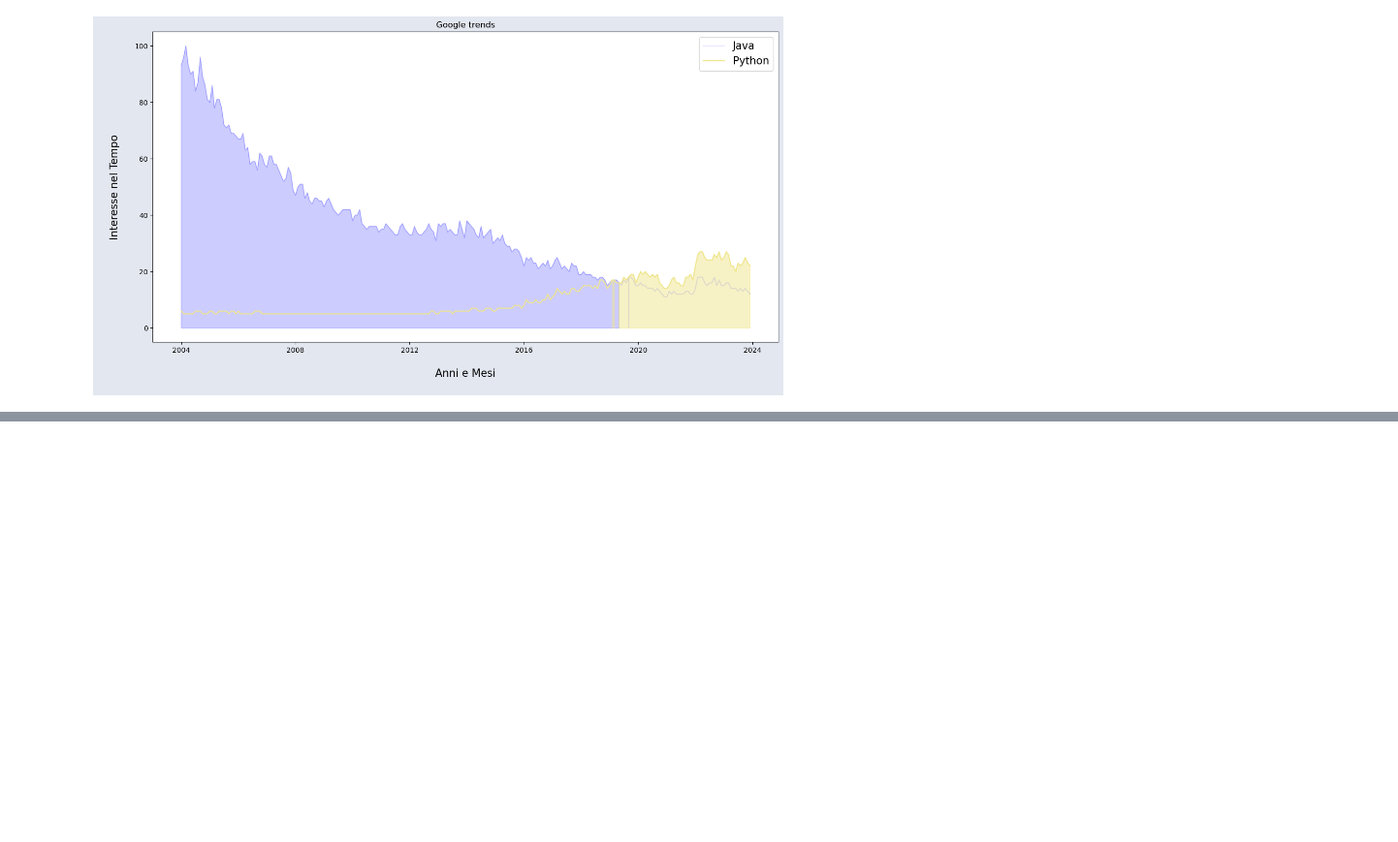
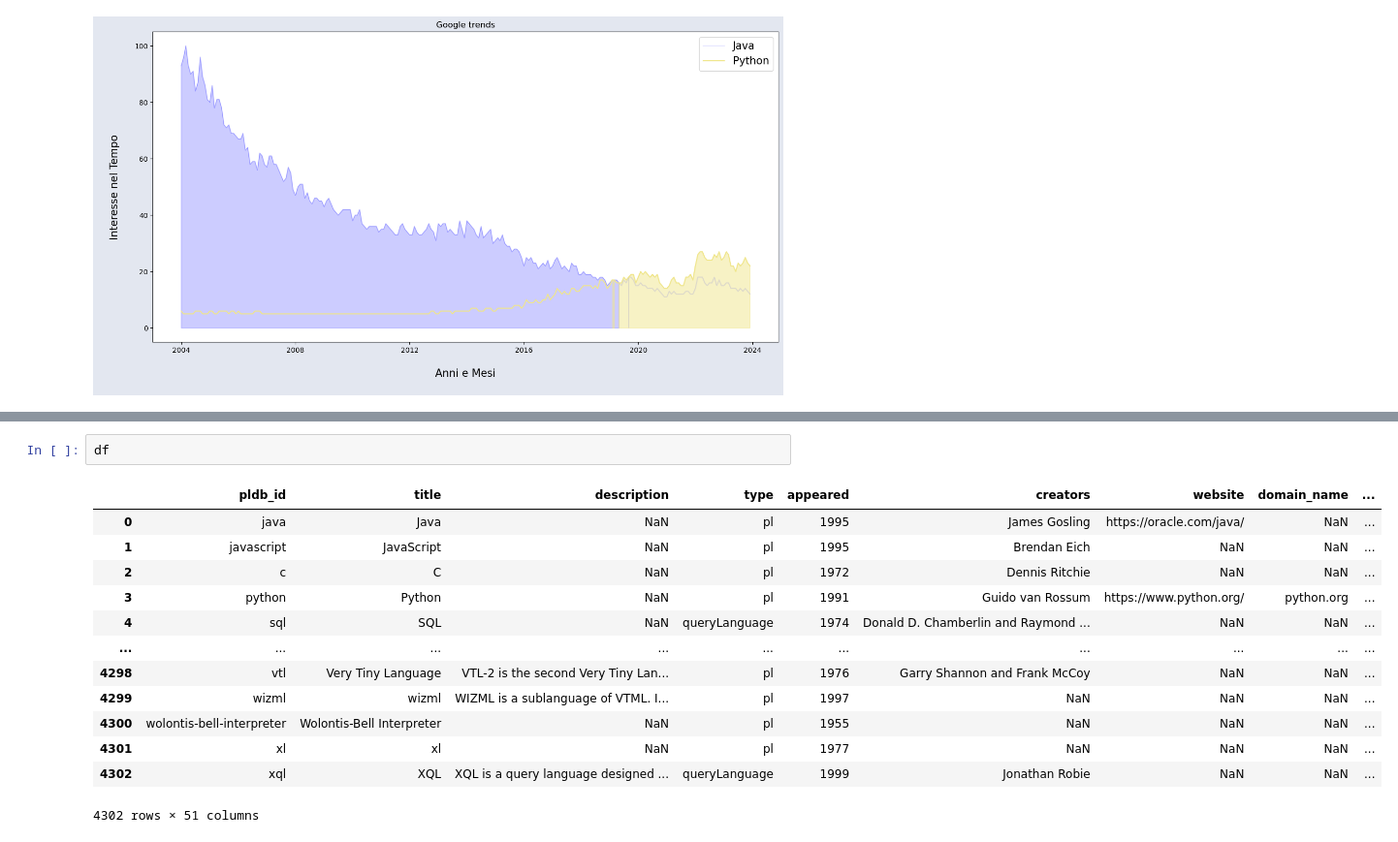
Before and after one commit to Monf11/SciVis, a Jupyter notebook: Codici/data.ipynb, the cells around one changed output, grey strips where cells are left out. Shown at 97% size. Saved outputs shown, nothing was run; the diff lists cells and outputs as text; blank space fills up the shorter version.

```diff
--- a/Codici/data.ipynb
+++ b/Codici/data.ipynb
@@ -629,0 +630,16 @@ plt.show()
+# %%
+df
+# %% [output]
+|  | pldb_id | title | description | type | appeared | creators | website | domain_name | ... |
+| 0 | java | Java | NaN | pl | 1995 | James Gosling | https://oracle.com/java/ | NaN | ... |
+| 1 | javascript | JavaScript | NaN | pl | 1995 | Brendan Eich | NaN | NaN | ... |
+| 2 | c | C | NaN | pl | 1972 | Dennis Ritchie | NaN | NaN | ... |
+| 3 | python | Python | NaN | pl | 1991 | Guido van Rossum | https://www.python.org/ | python.org | ... |
+| 4 | sql | SQL | NaN | queryLanguage | 1974 | Donald D. Chamberlin and Raymond ... | NaN | NaN | ... |
+| ... | ... | ... | ... | ... | ... | ... | ... | ... | ... |
+| 4298 | vtl | Very Tiny Language | VTL-2 is the second Very Tiny Lan... | pl | 1976 | Garry Shannon and Frank McCoy | NaN | NaN | ... |
+| 4299 | wizml | wizml | WIZML is a sublanguage of VTML. I... | pl | 1997 | NaN | NaN | NaN | ... |
+| 4300 | wolontis-bell-interpreter | Wolontis-Bell Interpreter | NaN | pl | 1955 | NaN | NaN | NaN | ... |
+| 4301 | xl | xl | NaN | pl | 1977 | NaN | NaN | NaN | ... |
+| 4302 | xql | XQL | XQL is a query language designed ... | queryLanguage | 1999 | Jonathan Robie | NaN | NaN | ... |
+4302 rows × 51 columns
```
Also changed, not shown: parts of 3 cells of this notebook, 2 other files.
